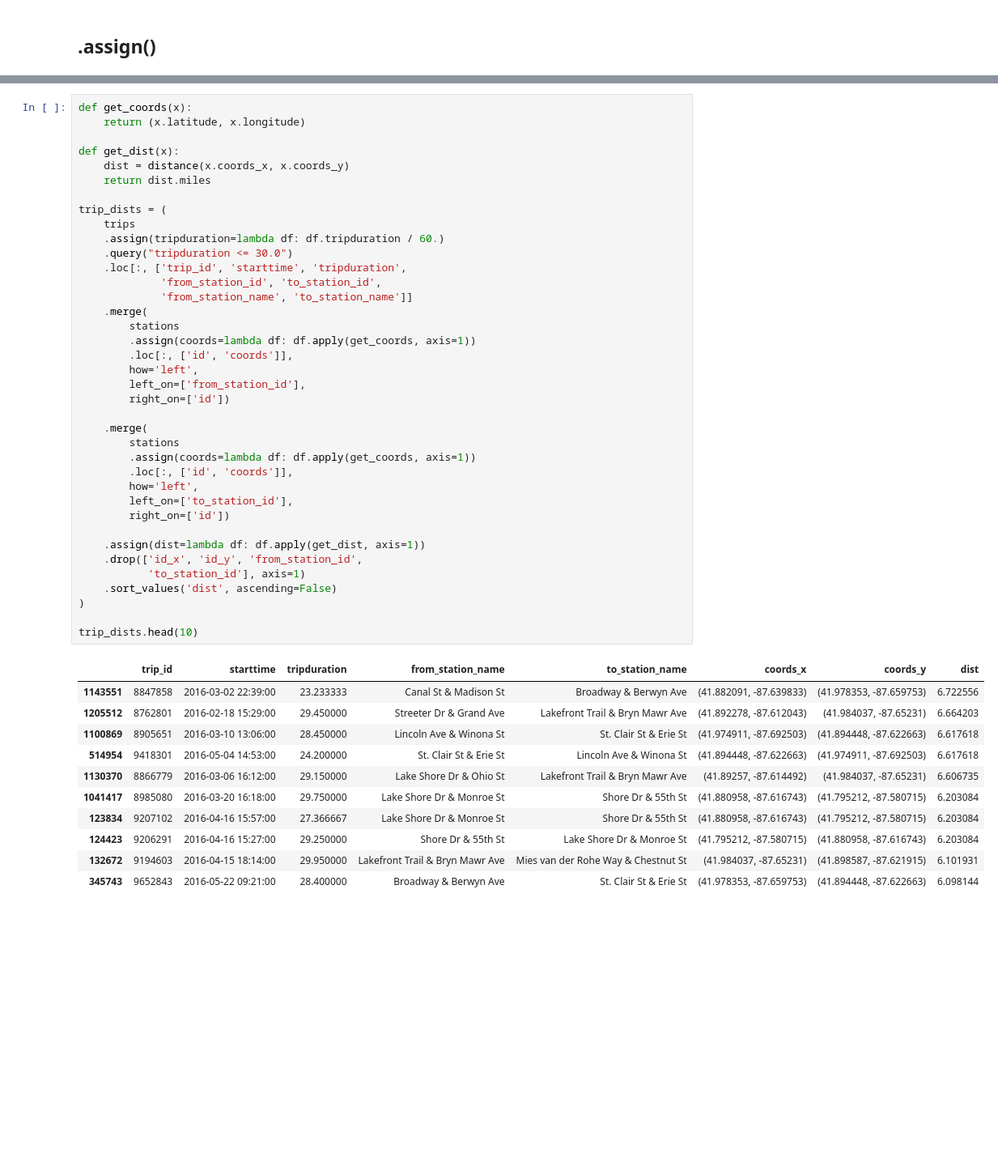
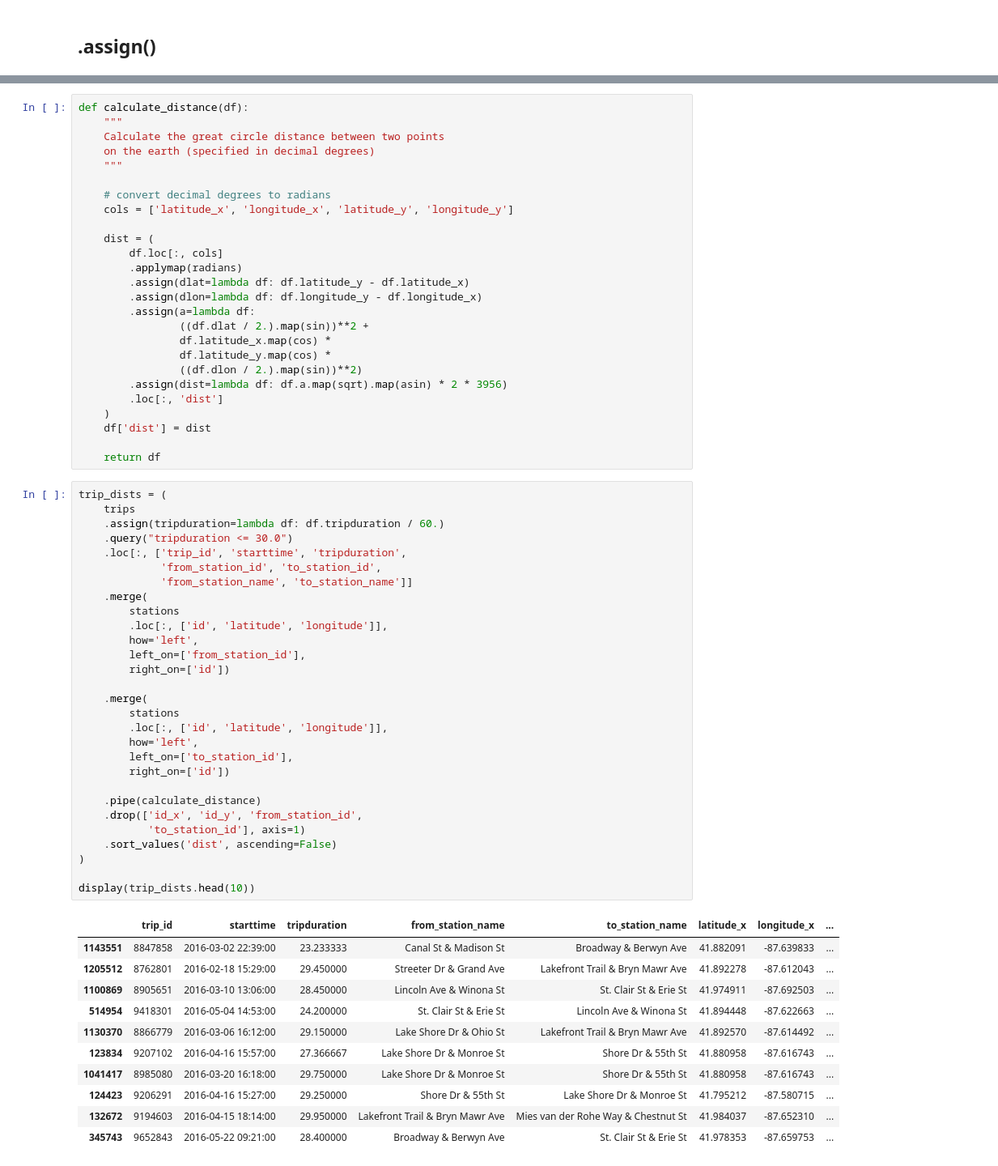
Before and after one commit to jscottcronin/clean_pandas, a Jupyter notebook: Best_Practices_With_Pandas.ipynb, the cells around one changed output, grey strips where cells are left out. Shown at 81% size. Saved outputs shown, nothing was run; the diff lists cells and outputs as text; blank space fills up the shorter version.

```diff
--- a/Best_Practices_With_Pandas.ipynb
+++ b/Best_Practices_With_Pandas.ipynb
@@ -222,52 +338,69 @@ starting_stations = ['Millennium Park', 'Shedd Aquarium']
+# %%
+def calculate_distance(df):
+    """
+    Calculate the great circle distance between two points
+    on the earth (specified in decimal degrees)
+    """
+
+    # convert decimal degrees to radians
+    cols = ['latitude_x', 'longitude_x', 'latitude_y', 'longitude_y']
+
+    dist = (
+        df.loc[:, cols]
+        .applymap(radians)
+        .assign(dlat=lambda df: df.latitude_y - df.latitude_x)
+        .assign(dlon=lambda df: df.longitude_y - df.longitude_x)
+        .assign(a=lambda df:
+                ((df.dlat / 2.).map(sin))**2 +
+                df.latitude_x.map(cos) *
+                df.latitude_y.map(cos) *
+                ((df.dlon / 2.).map(sin))**2)
+        .assign(dist=lambda df: df.a.map(sqrt).map(asin) * 2 * 3956)
+        .loc[:, 'dist']
+    )
+    df['dist'] = dist
+
+    return df
 # %%
-def get_coords(x):
-    return (x.latitude, x.longitude)
-
-def get_dist(x):
-    dist = distance(x.coords_x, x.coords_y)
-    return dist.miles
-
 trip_dists = (
     trips
     .assign(tripduration=lambda df: df.tripduration / 60.)
     .query("tripduration <= 30.0")
     .loc[:, ['trip_id', 'starttime', 'tripduration',
              'from_station_id', 'to_station_id',
              'from_station_name', 'to_station_name']]
     .merge(
         stations
-        .assign(coords=lambda df: df.apply(get_coords, axis=1))
-        .loc[:, ['id', 'coords']],
+        .loc[:, ['id', 'latitude', 'longitude']],
         how='left',
         left_on=['from_station_id'],
         right_on=['id'])
 
     .merge(
         stations
-        .assign(coords=lambda df: df.apply(get_coords, axis=1))
-        .loc[:, ['id', 'coords']],
+        .loc[:, ['id', 'latitude', 'longitude']],
         how='left',
         left_on=['to_station_id'],
         right_on=['id'])
 
-    .assign(dist=lambda df: df.apply(get_dist, axis=1))
+    .pipe(calculate_distance)
     .drop(['id_x', 'id_y', 'from_station_id',
            'to_station_id'], axis=1)
     .sort_values('dist', ascending=False)
 )
 
-trip_dists.head(10)
+display(trip_dists.head(10))
 # %% [output]
-|  | trip_id | starttime | tripduration | from_station_name | to_station_name | coords_x | coords_y | dist |
-| 1143551 | 8847858 | 2016-03-02 22:39:00 | 23.233333 | Canal St & Madison St | Broadway & Berwyn Ave | (41.882091, -87.639833) | (41.978353, -87.659753) | 6.722556 |
-| 1205512 | 8762801 | 2016-02-18 15:29:00 | 29.450000 | Streeter Dr & Grand Ave | Lakefront Trail & Bryn Mawr Ave | (41.892278, -87.612043) | (41.984037, -87.65231) | 6.664203 |
-| 1100869 | 8905651 | 2016-03-10 13:06:00 | 28.450000 | Lincoln Ave & Winona St | St. Clair St & Erie St | (41.974911, -87.692503) | (41.894448, -87.622663) | 6.617618 |
-| 514954 | 9418301 | 2016-05-04 14:53:00 | 24.200000 | St. Clair St & Erie St | Lincoln Ave & Winona St | (41.894448, -87.622663) | (41.974911, -87.692503) | 6.617618 |
-| 1130370 | 8866779 | 2016-03-06 16:12:00 | 29.150000 | Lake Shore Dr & Ohio St | Lakefront Trail & Bryn Mawr Ave | (41.89257, -87.614492) | (41.984037, -87.65231) | 6.606735 |
-| 1041417 | 8985080 | 2016-03-20 16:18:00 | 29.750000 | Lake Shore Dr & Monroe St | Shore Dr & 55th St | (41.880958, -87.616743) | (41.795212, -87.580715) | 6.203084 |
-| 123834 | 9207102 | 2016-04-16 15:57:00 | 27.366667 | Lake Shore Dr & Monroe St | Shore Dr & 55th St | (41.880958, -87.616743) | (41.795212, -87.580715) | 6.203084 |
-| 124423 | 9206291 | 2016-04-16 15:27:00 | 29.250000 | Shore Dr & 55th St | Lake Shore Dr & Monroe St | (41.795212, -87.580715) | (41.880958, -87.616743) | 6.203084 |
-| 132672 | 9194603 | 2016-04-15 18:14:00 | 29.950000 | Lakefront Trail & Bryn Mawr Ave | Mies van der Rohe Way & Chestnut St | (41.984037, -87.65231) | (41.898587, -87.621915) | 6.101931 |
-| 345743 | 9652843 | 2016-05-22 09:21:00 | 28.400000 | Broadway & Berwyn Ave | St. Clair St & Erie St | (41.978353, -87.659753) | (41.894448, -87.622663) | 6.098144 |
+|  | trip_id | starttime | tripduration | from_station_name | to_station_name | latitude_x | longitude_x | ... |
+| 1143551 | 8847858 | 2016-03-02 22:39:00 | 23.233333 | Canal St & Madison St | Broadway & Berwyn Ave | 41.882091 | -87.639833 | ... |
+| 1205512 | 8762801 | 2016-02-18 15:29:00 | 29.450000 | Streeter Dr & Grand Ave | Lakefront Trail & Bryn Mawr Ave | 41.892278 | -87.612043 | ... |
+| 1100869 | 8905651 | 2016-03-10 13:06:00 | 28.450000 | Lincoln Ave & Winona St | St. Clair St & Erie St | 41.974911 | -87.692503 | ... |
+| 514954 | 9418301 | 2016-05-04 14:53:00 | 24.200000 | St. Clair St & Erie St | Lincoln Ave & Winona St | 41.894448 | -87.622663 | ... |
+| 1130370 | 8866779 | 2016-03-06 16:12:00 | 29.150000 | Lake Shore Dr & Ohio St | Lakefront Trail & Bryn Mawr Ave | 41.892570 | -87.614492 | ... |
+| 123834 | 9207102 | 2016-04-16 15:57:00 | 27.366667 | Lake Shore Dr & Monroe St | Shore Dr & 55th St | 41.880958 | -87.616743 | ... |
+| 1041417 | 8985080 | 2016-03-20 16:18:00 | 29.750000 | Lake Shore Dr & Monroe St | Shore Dr & 55th St | 41.880958 | -87.616743 | ... |
+| 124423 | 9206291 | 2016-04-16 15:27:00 | 29.250000 | Shore Dr & 55th St | Lake Shore Dr & Monroe St | 41.795212 | -87.580715 | ... |
+| 132672 | 9194603 | 2016-04-15 18:14:00 | 29.950000 | Lakefront Trail & Bryn Mawr Ave | Mies van der Rohe Way & Chestnut St | 41.984037 | -87.652310 | ... |
+| 345743 | 9652843 | 2016-05-22 09:21:00 | 28.400000 | Broadway & Berwyn Ave | St. Clair St & Erie St | 41.978353 | -87.659753 | ... |
 # %%
 def show_google_maps(df, index):
```
Also changed, not shown: parts of 22 cells of this notebook.
